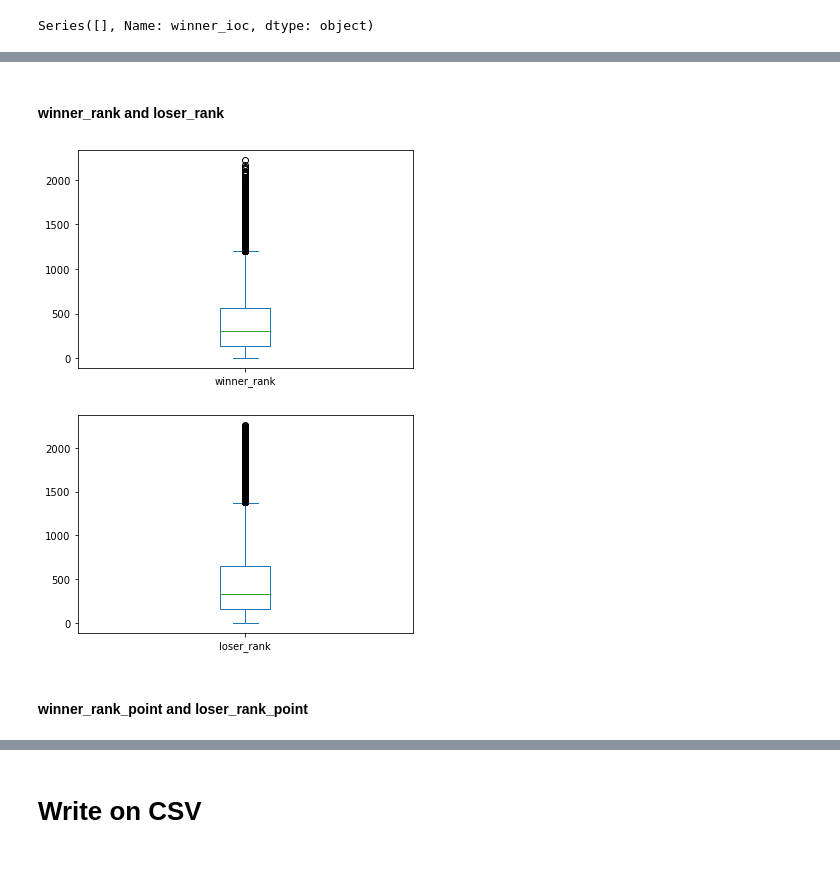
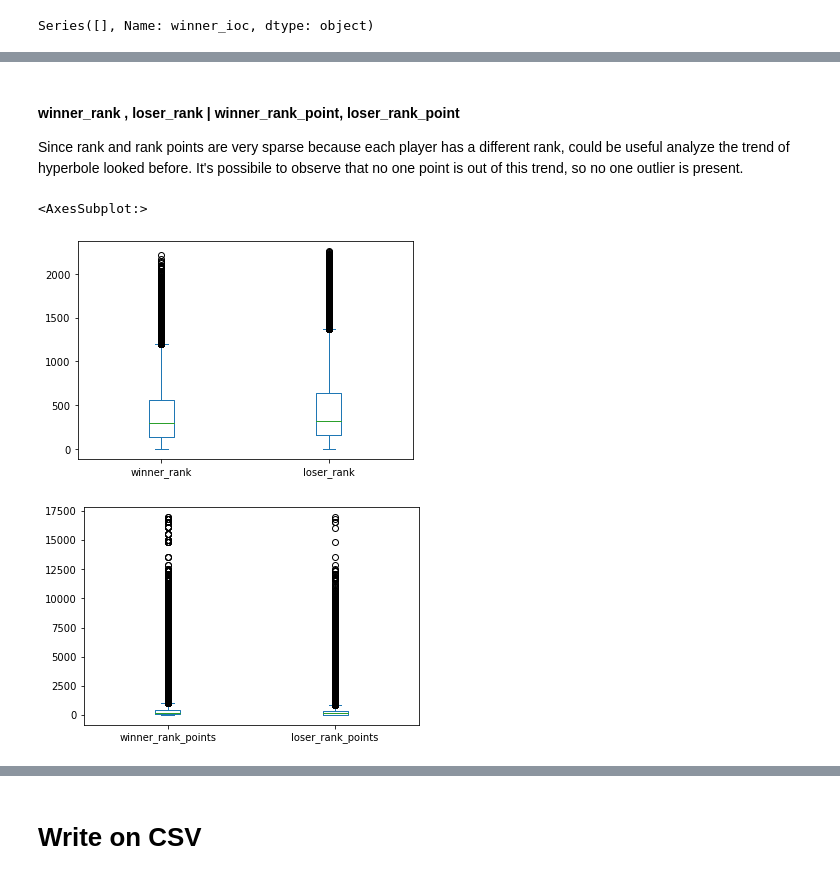
Before and after one commit to OrnelaDanushi/DM-project21, a Jupyter notebook: Task1/3_Data_Cleaning.ipynb, the cells around one changed output, grey strips where cells are left out. Saved outputs shown, nothing was run; the diff lists cells and outputs as text; code cells hidden in the pictures.

```diff
--- a/Task1/3_Data_Cleaning.ipynb
+++ b/Task1/3_Data_Cleaning.ipynb
@@ -2294,3 +1928,0 @@ def players(df):
-# %%
-df.winner_age = round(df.winner_age, 0)
-df.loser_age = round(df.loser_age, 0)
@@ -2392 +1961,5 @@ Name: winner_ht, dtype: object
+# %%
+df.loc[df['winner_name'] == 'KAMILLA RAKHIMOVA', 'winner_ht'] = 174.0
+df.loc[df['winner_name'] == 'ILIJA VUCIC', 'winner_ht'] = 188.0
+df.loc[df['winner_name'] == 'IVO KARLOVIC', 'winner_ht'] = 211.0
 # %% [markdown]
@@ -2434,0 +1986,4 @@ Name: loser_ht, dtype: object
+# %%
+df.loc[df['loser_name'] == 'KAMILLA RAKHIMOVA', 'loser_ht'] = 174
+df.loc[df['loser_name'] == 'ILIJA VUCIC', 'loser_ht'] = 188
+df.loc[df['loser_name'] == 'IVO KARLOVIC', 'loser_ht'] = 211
@@ -2438,20 +2005,4 @@ Ho cambiato solo quelli che hanno un valore molto alto (come età = 95) perché
 # %%
-df.loser_age.plot.box()
-plt.show()
-df.winner_age.plot.box()
-plt.show()
-
-L, R = detecting_outliers(df.winner_age)
-print(L, R)
-
-df.loc[df['winner_age'] > 60, 'winner_age'] = R
-df.loc[df['loser_age'] > 60, 'loser_age'] = R
-
-df.loser_age.plot.box()
-plt.show()
-df.winner_age.plot.box()
-plt.show()
-#df_outliers = df[(df.winner_age < L) | (df.winner_age > R)]
-#df_outliers.groupby('winner_age').winner_name.unique()
-#df_outliers.winner_age.plot.hist()
-#plt.show()
+L, R = detecting_outliers(df.winner_birth)
+df.loc[df['winner_birth'] < 1960, 'winner_birth'] = L
+df.loc[df['loser_birth'] < 1960, 'loser_birth'] = L
@@ -2464,12 +2015,12 @@ plt.show()
 # %% [markdown]
-#### winner_rank and loser_rank
+#### winner_rank , loser_rank  | winner_rank_point, loser_rank_point
+Since rank and rank points are very sparse because each player has a different rank, could be useful analyze the trend of hyperbole looked before. It's possibile to observe that no one point is out of this trend, so no one outlier is present.
 # %%
-df.winner_rank.plot.box()
-plt.show()
-df.loser_rank.plot.box()
-plt.show()
+df_box = df[['winner_rank', 'loser_rank']].copy()
+df_box.plot.box()
+df_box = df[['winner_rank_points', 'loser_rank_points']].copy()
+df_box.plot.box()
 # %% [output]
+<AxesSubplot:>
-[figure, old version]
+[figure, new version]
-[figure, old version]
+[figure, new version]
-# %% [markdown]
-#### winner_rank_point and loser_rank_point
```
Also changed, not shown: parts of 161 cells of this notebook, 10 other files.
